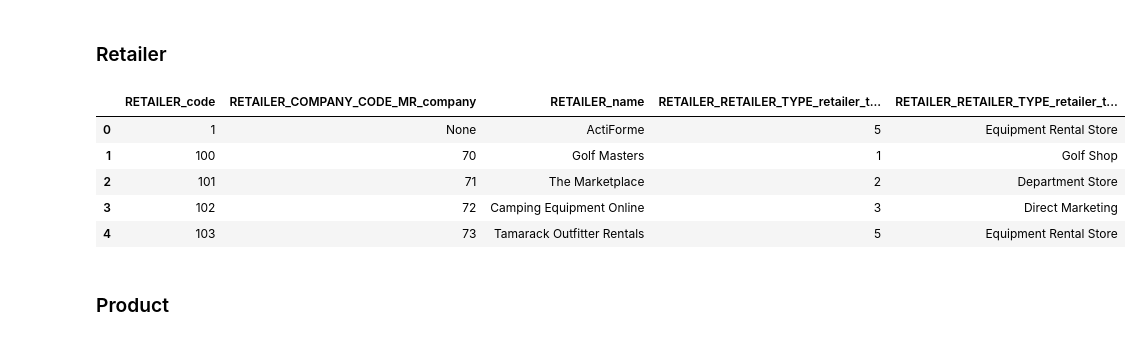
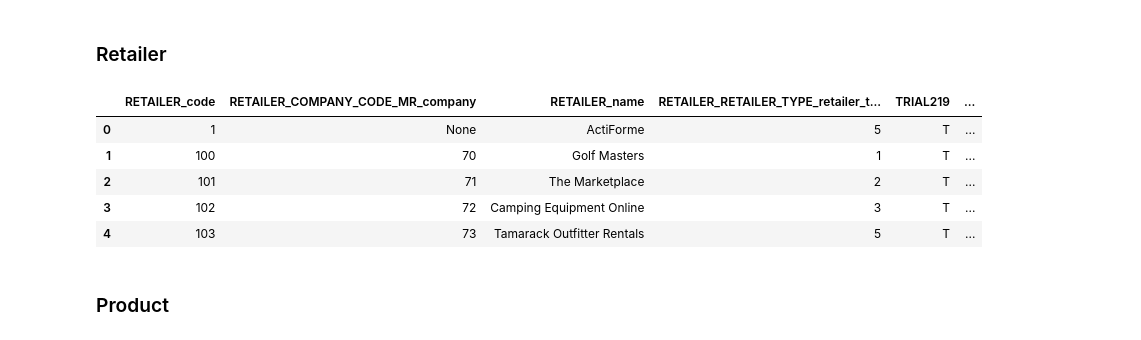
Before and after one commit to Nrojt/SE4-DEDS-Pyhton-opdrachten, a Jupyter notebook: week 4/4.3/Practicum_4.3.ipynb, the cells around one changed output. Drawn from its saved outputs; the diff is of its cells as text; code cells hidden in the pictures.

```diff
--- a/week 4/4.3/Practicum_4.3.ipynb
+++ b/week 4/4.3/Practicum_4.3.ipynb
@@ -434,6 +445,8 @@ order['ORDER_ORDER_METHOD_EN_method'] = go_sales_order_method['ORDER_METHOD_EN']
 
 order = order.set_index('ORDER_order_number')
 
+all_dataframes.append(order)
+
 order.head()
 # %% [output]
 |  | ORDER_ORDER_METHOD_CODE_method_code | ORDER_ORDER_METHOD_EN_method |
@@ -447,13 +460,12 @@ order.head()
 ### Retailer_site
 # %%
 retailer_site = go_sales_retailer_site
-
-# dropping the trial888 column
-retailer_site = retailer_site.drop(columns=['TRIAL888'])
 
 # rename the columns
 retailer_site = retailer_site.rename(columns={'RETAILER_SITE_CODE': 'RETAILER_SITE_code', 'COUNTRY_CODE': 'RETAILER_SITE_COUNTRY_CODE_country', 'CITY': 'RETAILER_SITE_CITY_city', 'REGION': 'RETAILER_SITE_REGION_region', 'POSTAL_ZONE': 'RETAILER_SITE_POSTAL_ZONE_postal_zone', 'RETAILER_CODE': 'RETAILER_SITE_RETAILER_CODE_retailer_code', 'ACTIVE_INDICATOR': 'RETAILER_SITE_ACTIVE_INDICATOR_indicator', 'ADDRESS1': 'RETAILER_SITE_ADDRESS1_address', 'ADDRESS2': 'RETAILER_SITE_ADDRESS2_address'})
 
+all_dataframes.append(retailer_site)
+
 retailer_site.head()
 # %% [output]
 |  | RETAILER_SITE_code | RETAILER_SITE_RETAILER_CODE_retai... | RETAILER_SITE_ADDRESS1_address | RETAILER_SITE_ADDRESS2_address | ... |
@@ -466,13 +478,12 @@ retailer_site.head()
 ### Sales_branch
 # %%
 sales_branch = go_sales_sales_branch
-
-# dropping the trial888 column
-sales_branch = sales_branch.drop(columns=['TRIAL888'])
 
 # rename the columns
 sales_branch = sales_branch.rename(columns={'SALES_BRANCH_CODE': 'SALES_BRANCH_code', 'COUNTRY_CODE': 'SALES_BRANCH_COUNTRY_CODE_country', 'REGION': 'SALES_BRANCH_REGION_region', 'CITY': 'SALES_BRANCH_CITY_city', 'POSTAL_ZONE': 'SALES_BRANCH_POSTAL_ZONE_postal_zone', 'ADDRESS1': 'SALES_BRANCH_ADDRESS1_address', 'ADDRESS2': 'SALES_BRANCH_ADDRESS2_address', 'MAIN_ADDRESS': 'SALES_BRANCH_MAIN_ADDRESS_address'})
 
+all_dataframes.append(sales_branch)
+
 sales_branch.head()
 # %% [output]
 |  | SALES_BRANCH_code | SALES_BRANCH_ADDRESS1_address | SALES_BRANCH_ADDRESS2_address | SALES_BRANCH_CITY_city | ... |
@@ -485,13 +496,12 @@ sales_branch.head()
 ### Retailer_contact
 # %%
 retailer_contact = go_crm_retailer_contact
-
-# dropping the trial222 column
-retailer_contact = retailer_contact.drop(columns=['TRIAL222'])
 
 # rename the columns
 retailer_contact = retailer_contact.rename(columns={'RETAILER_CONTACT_CODE': 'RETAILER_CONTACT_code', 'E_MAIL': 'RETAILER_CONTACT_email', 'RETAILER_SITE_CODE': 'RETAILER_CONTACT_RETAILER_SITE_CODE_site_code', 'JOB_POSITION_EN': 'RETAILER_CONTACT_JOB_POSITION_EN_position', 'EXTENSION': 'RETAILER_CONTACT_EXTENSION_extension', 'FAX': 'RETAILER_CONTACT_FAX_fax', 'GENDER' : 'RETAILER_CONTACT_GENDER_gender', 'FIRST_NAME': 'RETAILER_CONTACT_FIRST_NAME_first_name', 'LAST_NAME': 'RETAILER_CONTACT_LAST_NAME_last_name'})
 
+all_dataframes.append(retailer_contact)
+
 retailer_contact.head()
 # %% [output]
 |  | RETAILER_CONTACT_code | RETAILER_CONTACT_RETAILER_SITE_CO... | RETAILER_CONTACT_FIRST_NAME_first... | RETAILER_CONTACT_LAST_NAME_last_name | ... |
@@ -504,21 +514,20 @@ retailer_contact.head()
 ### Retailer
 # %%
 retailer = pd.merge(go_crm_retailer, go_crm_retailer_type, left_on='RETAILER_TYPE_CODE', right_on='RETAILER_TYPE_CODE')
-
-# dropping the trial219 and trial222 columns
-retailer = retailer.drop(columns=['TRIAL219', 'TRIAL222'])
 
 # rename the columns
 retailer = retailer.rename(columns={'RETAILER_CODE': 'RETAILER_code', 'COMPANY_NAME': 'RETAILER_name', 'RETAILER_CODEMR': 'RETAILER_COMPANY_CODE_MR_company', 'RETAILER_TYPE_CODE': 'RETAILER_RETAILER_TYPE_retailer_type_code', 'RETAILER_TYPE_EN': 'RETAILER_RETAILER_TYPE_retailer_type_EN'})
 
+all_dataframes.append(retailer)
+
 retailer.head()
 # %% [output]
-|  | RETAILER_code | RETAILER_COMPANY_CODE_MR_company | RETAILER_name | RETAILER_RETAILER_TYPE_retailer_t... | RETAILER_RETAILER_TYPE_retailer_t... |
-| 0 | 1 | None | ActiForme | 5 | Equipment Rental Store |
-| 1 | 100 | 70 | Golf Masters | 1 | Golf Shop |
-| 2 | 101 | 71 | The Marketplace | 2 | Department Store |
-| 3 | 102 | 72 | Camping Equipment Online | 3 | Direct Marketing |
-| 4 | 103 | 73 | Tamarack Outfitter Rentals | 5 | Equipment Rental Store |
+|  | RETAILER_code | RETAILER_COMPANY_CODE_MR_company | RETAILER_name | RETAILER_RETAILER_TYPE_retailer_t... | TRIAL219 | ... |
+| 0 | 1 | None | ActiForme | 5 | T | ... |
+| 1 | 100 | 70 | Golf Masters | 1 | T | ... |
+| 2 | 101 | 71 | The Marketplace | 2 | T | ... |
+| 3 | 102 | 72 | Camping Equipment Online | 3 | T | ... |
+| 4 | 103 | 73 | Tamarack Outfitter Rentals | 5 | T | ... |
 # %% [markdown]
 ### Product
 # %%
```
Also changed, not shown: parts of 28 cells of this notebook.
